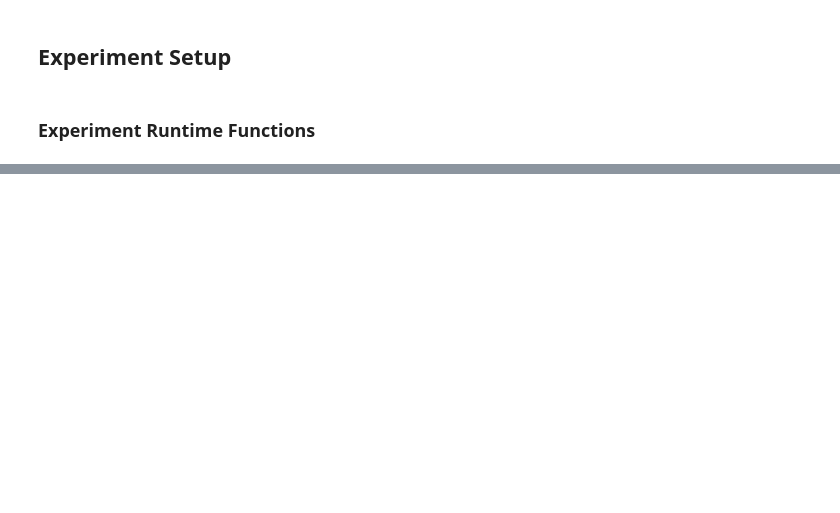
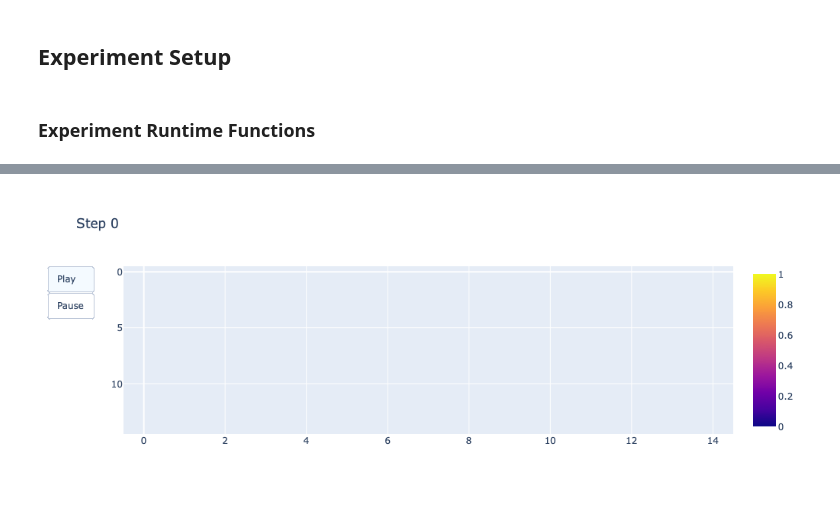
Before and after one commit to jogrady23/rl-solar, a Jupyter notebook: rl_agent/rl_agent.ipynb, the cells around one changed output, grey strips where cells are left out. Saved outputs shown, nothing was run; the diff lists cells and outputs as text; code cells hidden in the pictures; blank space fills up the shorter version.

```diff
--- a/rl_agent/rl_agent.ipynb
+++ b/rl_agent/rl_agent.ipynb
@@ -381,0 +452,4 @@ def run_hyperparam_study(environment:SolarEnv, steps, seed,
+# %%
+visualizations.plot_array_evolution(tracking_df['state_visits'].to_list(), step_interval=exp_logging_interval)
+# %% [output]
+[figure, added]
```
Also changed, not shown: parts of 19 cells of this notebook, 25 other files.
